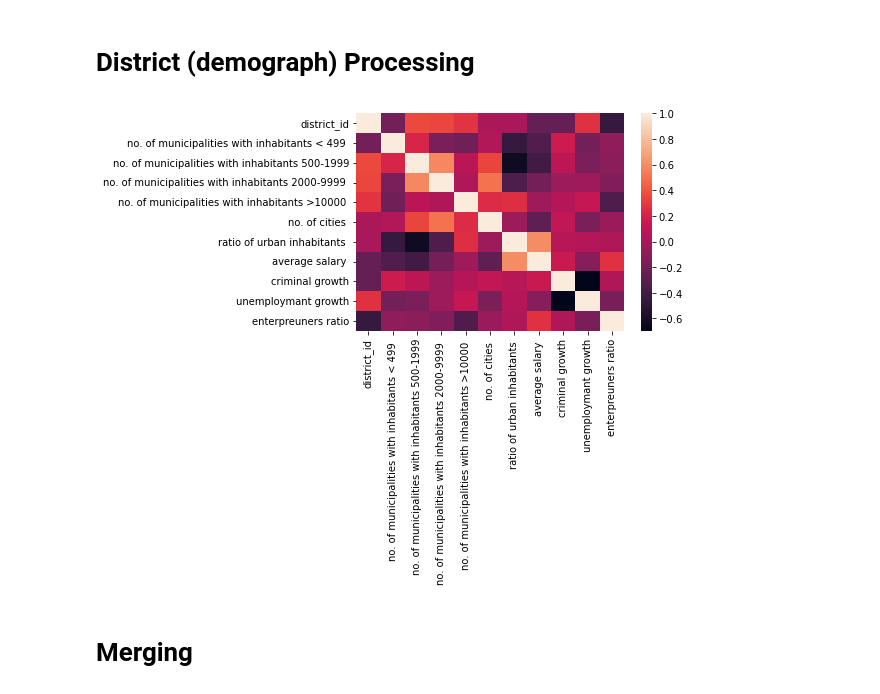
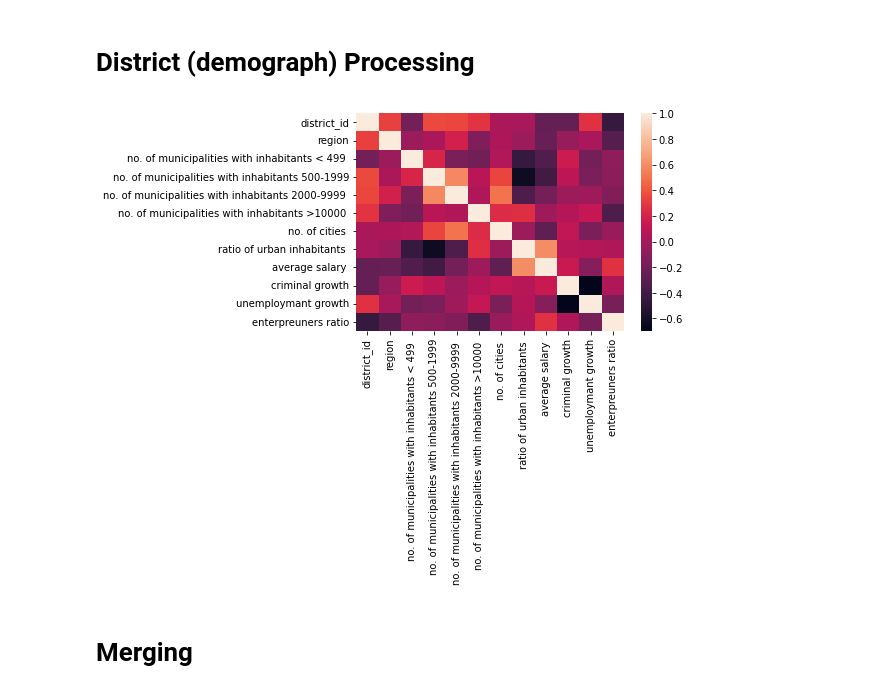
Before and after one commit to BernardoFerreira00/AC-Project, a Jupyter notebook: Notebooks/data processing.ipynb, the cells around one changed output. Drawn from its saved outputs; the diff is of its cells as text; code cells hidden in the pictures.

Commit message:
data preparation and SMOTE sampling

```diff
--- a/Notebooks/data processing.ipynb
+++ b/Notebooks/data processing.ipynb
@@ -6,7 +6,9 @@ import matplotlib as mpl
 import matplotlib.pyplot as plt
 import seaborn as sns
 from datetime import datetime
+from sklearn import preprocessing
 
+label_encoder = preprocessing.LabelEncoder()
 
 account_df = pd.read_csv('data/account.csv',sep=';')
 card_df = pd.read_csv('data/card_dev.csv', sep=';')
@@ -25,7 +27,18 @@ account_df.loc[account_df['account_frequency'] == 'monthly issuance', 'account_f
 account_df.loc[account_df['account_frequency'] == 'weekly issuance', 'account_frequency'] = 'weekly'
 account_df.loc[account_df['account_frequency'] == 'issuance after transaction', 'account_frequency'] = 'after-transaction'
 
+#Frequency from text data to numerical
+account_df['account_frequency']= label_encoder.fit_transform(account_df['account_frequency'])
+
+
 account_df['account_date'] = pd.to_datetime(account_df['account_date'], format='%y%m%d')
+
+acount_date_year = []
+for i in account_df.index:
+    acount_date_year.append(account_df['account_date'][i].year)
+
+account_df['account_year'] = acount_date_year
+
 print(account_df.head())
 account_df.to_csv('refined/account.csv')
 # %% [output]
@@ -59,10 +72,19 @@ for x in client_df['client_birth_number']:
     age.append((datetime.now() - birth_date).days // 365)
 
 client_df['client_birth_number'] = birth
+
+birth_year = []
+for i in client_df.index:
+    birth_year.append(client_df['client_birth_number'][i].year)
+
+client_df['birth_year'] = birth_year
+
+print(client_df.head())
+
 client_df['client_age'] = age
 client_df['client_gender'] = gender
 
 
-
+client_df['client_gender']= label_encoder.fit_transform(client_df['client_gender'])
 
 client_df.to_csv('refined/client.csv')
@@ -138,31 +187,33 @@ card_df.to_csv('refined/card.csv')
 # %%
 district_df.rename(columns={'code ' : 'district_id'}, inplace=True)
 district_df["unemploymant rate '95 "] = pd.to_numeric(district_df["unemploymant rate '95 "], errors='coerce')
 #filling NA values with mean
 district_df["unemploymant rate '95 "].fillna(district_df["unemploymant rate '95 "].mean(), inplace=True)
 
 district_df["no. of commited crimes '95 "] = pd.to_numeric(district_df["no. of commited crimes '95 "], errors='coerce')
 #filling NA values with mean
 district_df["no. of commited crimes '95 "].fillna(district_df["no. of commited crimes '95 "].mean(), inplace=True)
 
 #growths
 district_df["criminal growth"] = (district_df["no. of commited crimes '96 "] - district_df["no. of commited crimes '95 "]) / district_df["no. of inhabitants"]
 district_df['unemploymant growth'] = district_df["unemploymant rate '96 "] - district_df["unemploymant rate '95 "]
 
 #simplifying ratios lmao
 district_df['enterpreuners ratio'] = district_df['no. of enterpreneurs per 1000 inhabitants '] / 1000
 district_df['ratio of urban inhabitants '] = district_df['ratio of urban inhabitants '] / 100
 
+#Region attribute to numerical
+district_df['region']= label_encoder.fit_transform(district_df['region'])
+
 district_df.drop(columns=['name ', 'no. of enterpreneurs per 1000 inhabitants ', 'no. of inhabitants',
         "unemploymant rate '96 ", "no. of commited crimes '96 ",
         "unemploymant rate '95 ", "no. of commited crimes '95 "], inplace=True)
 
-
 corr = district_df.corr()
 sns.heatmap(corr);
 district_df.to_csv('refined/district.csv')
 # %% [output]
-[figure, old version]
+[figure, new version]
 # %% [markdown]
 # Merging
 # %%
```
Also changed, not shown: parts of 7 cells of this notebook, 9 other files.
